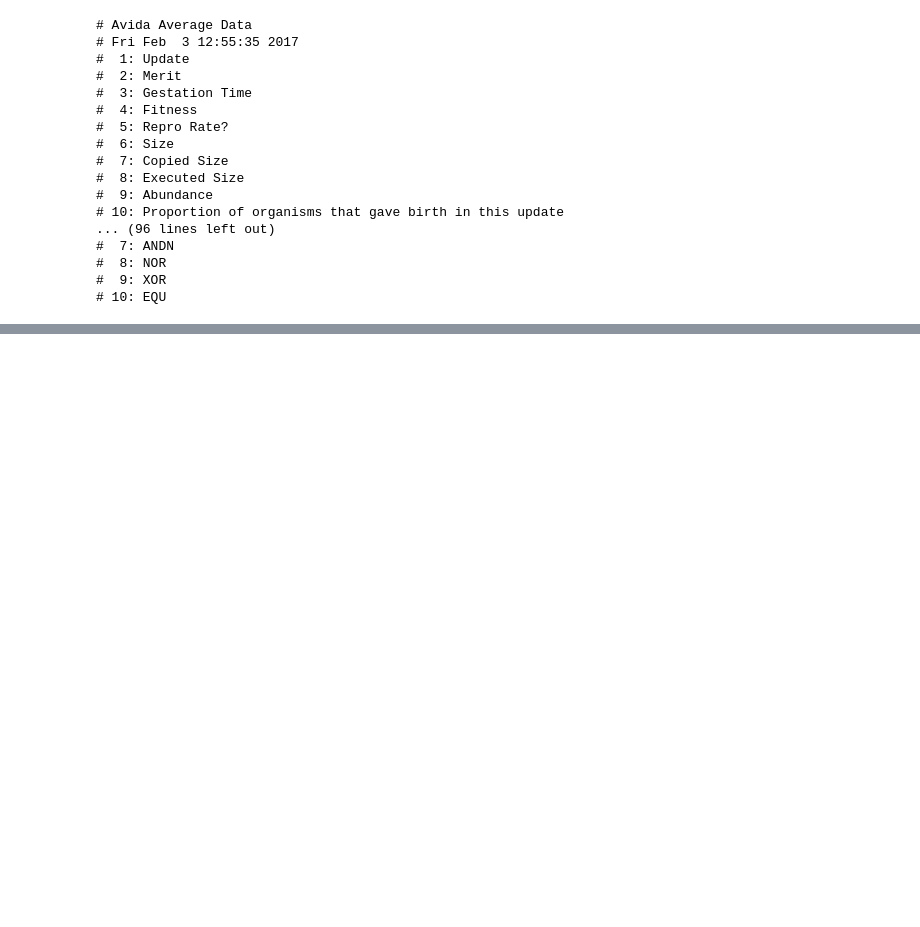
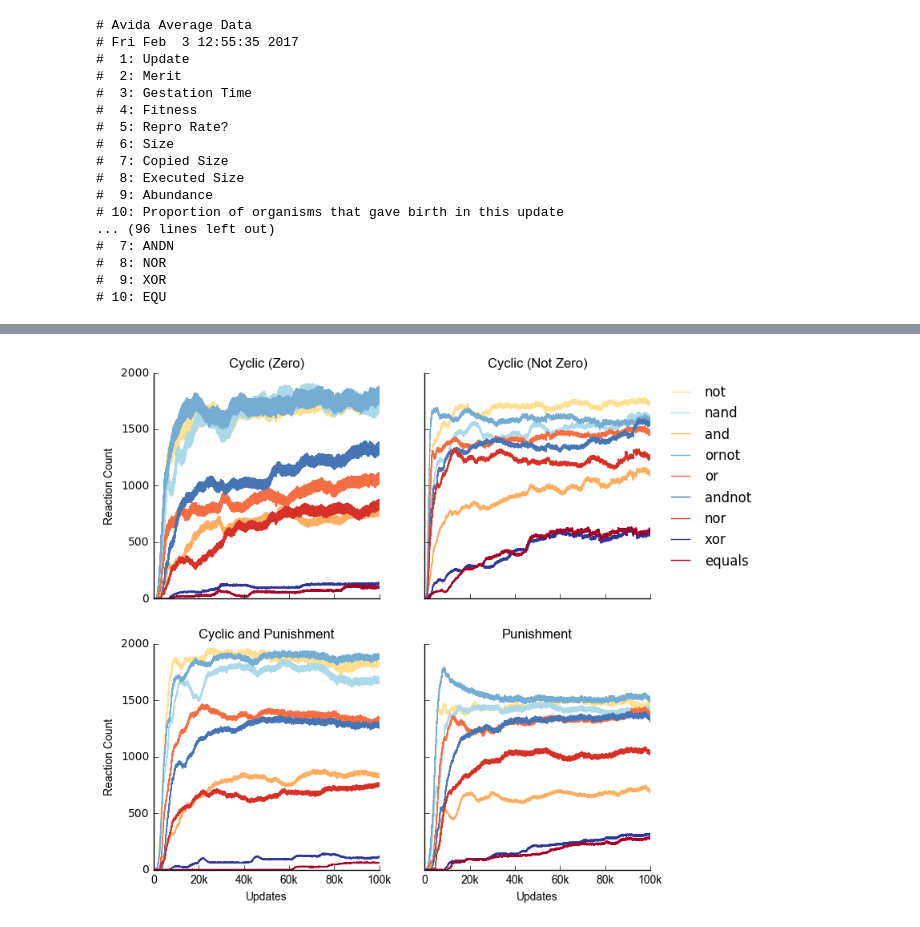
Before and after one commit to schmelling/clock_evo, a Jupyter notebook: data_analysis/data_analysis.ipynb, the cells around one changed output, grey strips where cells are left out. Drawn from its saved outputs; the diff is of its cells as text; code cells hidden in the pictures; blank space fills up the shorter version.

```diff
--- a/data_analysis/data_analysis.ipynb
+++ b/data_analysis/data_analysis.ipynb
@@ -74,9 +85,0 @@ plt.yscale('log')
-# %%
-columns = ['update','not','nand','and','ornot','or','andnot','nor','xor','equals','']
-
-dfs = ['reac_not', 'reac_nand', 'reac_and', 'reac_ornot', 'reac_or',
-       'reac_andnot', 'reac_nor', 'reac_xor', 'reac_equals']
-
-for reaction, df in zip(columns[1:-1], dfs):
-    globals()[df] = merge_reps(path='cyclic_zero_data', file='cur_reactions',
-                               columns=columns, col=reaction, skiprows=14)
@@ -127,3 +210,90 @@ plt.legend(bbox_to_anchor=(1.3,1))
+# %%
+columns = ['update','not','nand','and','ornot','or','andnot','nor','xor','equals','']
+
+dfs = ['reac_not', 'reac_nand', 'reac_and', 'reac_ornot', 'reac_or',
+       'reac_andnot', 'reac_nor', 'reac_xor', 'reac_equals']
+
+
+fig, ((ax1, ax2), (ax3, ax4)) = plt.subplots(2, 2, sharex='col', sharey='row',
+                                             figsize=(8,8), facecolor='white')
+
+def clean_axes(ax):
+    ax.spines['top'].set_visible(False)
+    ax.spines['right'].set_visible(False)
+    ax.yaxis.set_ticks_position('left')
+    ax.xaxis.set_ticks_position('bottom')
+
+hfont = {'fontname':'Arial'}
+
+colors = ['#fee090','#abd9e9','#fdae61','#74add1','#f46d43',
+          '#4575b4','#d73027','#313695','#a50026']
+
+##############
+
+for reaction, df, color in zip(columns[1:-1], dfs, colors):
+    globals()[df] = merge_reps(path='cyclic_zero_data', file='cur_reactions',
+                               columns=columns, col=reaction, skiprows=14)
+
+    ax1.plot(globals()[df]["update"],
+             globals()[df].iloc[:,1:].mean(axis=1),
+             color=color, label=reaction)
+
+ax1.set_ylabel("Reaction Count", **hfont)
+
+clean_axes(ax1)
+ax1.set_title('Cyclic (Zero)', **hfont)
+
+##############
+
+for reaction, df, color in zip(columns[1:-1], dfs, colors):
+    globals()[df] = merge_reps(path='cyclic_notzero_data', file='cur_reactions',
+                               columns=columns, col=reaction, skiprows=14)
+
+    ax2.plot(globals()[df]["update"],
+             globals()[df].iloc[:,1:].mean(axis=1),
+             color=color, label=reaction)
+
+clean_axes(ax2)
+ax2.set_title('Cyclic (Not Zero)', **hfont)
+ax2.legend(bbox_to_anchor=(1.5, 1.), frameon=False)
+
+##############
+
+for reaction, df, color in zip(columns[1:-1], dfs, colors):
+    globals()[df] = merge_reps(path='cyclic_punish_data', file='cur_reactions',
+                               columns=columns, col=reaction, skiprows=14)
+
+    ax3.plot(globals()[df]["update"],
+             globals()[df].iloc[:,1:].mean(axis=1),
+             color=color, label=reaction)
+
+ax3.set_xlabel("Updates", **hfont)
+ax3.set_xticklabels(['0','20k','40k','60k','80k','100k'], **hfont)
+ax3.set_ylabel("Reaction Count", **hfont)
+
+clean_axes(ax3)
+ax3.set_title('Cyclic and Punishment', **hfont)
+
+##############
+
+for reaction, df, color in zip(columns[1:-1], dfs, colors):
+    globals()[df] = merge_reps(path='punish_value_data', file='cur_reactions',
+                               columns=columns, col=reaction, skiprows=14)
+
+    ax4.plot(globals()[df]["update"],
+             globals()[df].iloc[:,1:].mean(axis=1),
+             color=color, label=reaction)
+
+ax4.set_xlabel("Updates", **hfont)
+ax4.set_xticklabels(['0','20k','40k','60k','80k','100k'], **hfont)
+
+clean_axes(ax4)
+ax4.set_title('Punishment', **hfont)
+
+#save figure
+#fig.savefig('reactions_per_env(n=50).pdf', format='pdf', bbox_inches='tight')
+# %% [output]
+[figure, added]
 # %%
 columns = ['update','day','night','']
 
```
Also changed, not shown: parts of 12 cells of this notebook, 9 other files.
